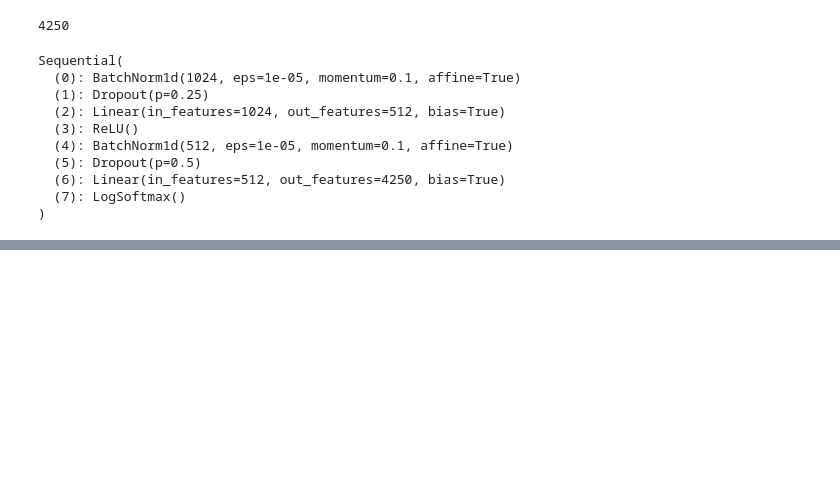
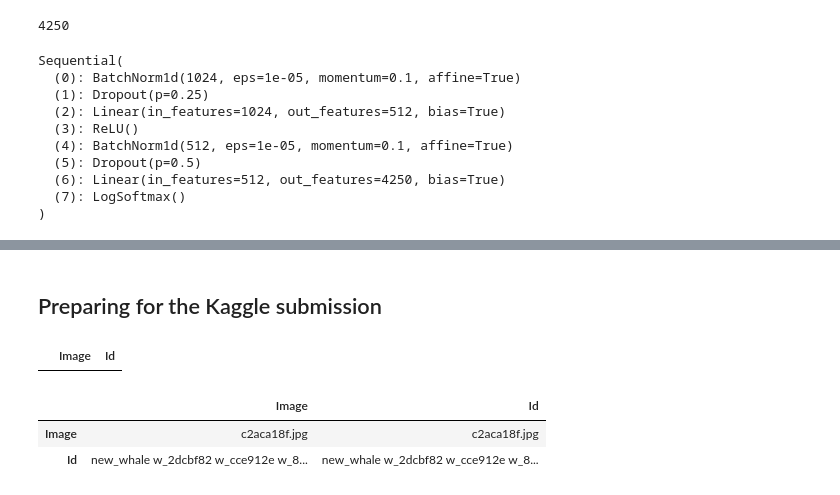
Before and after one commit to ashishpatel26/Humpback-Whale-Identification-Challenge-Kaggle, a Jupyter notebook: whale-categorization-playground.ipynb, the cells around one changed output, grey strips where cells are left out. Saved outputs shown, nothing was run; the diff lists cells and outputs as text; code cells hidden in the pictures; blank space fills up the shorter version.

Commit message:
kaggle submission format

```diff
--- a/whale-categorization-playground.ipynb
+++ b/whale-categorization-playground.ipynb
@@ -224,5 +225,5 @@ lr = 0.5
 # %%
-learn.fit(lr, 5, cycle_len=2)
+learn.fit(lr, 3, cycle_len=2)
 # %% [output]
 [interactive output not drawn]
 epoch      trn_loss   val_loss   accuracy
@@ -243,0 +252,4 @@ nn.Linear(1024,4251).type
+# %%
+log_pred = learn.predict()
+probs = np.exp(log_pred)
+probs.shape
@@ -243,0 +278,21 @@ nn.Linear(1024,4251).type
+# %% [markdown]
+## Preparing for the Kaggle submission
+# %%
+submission_df = pd.DataFrame(columns=['Image','Id'])
+submission_df.head()
+# %% [output]
+|  | Image | Id |
+# %%
+for im,row in zip(data.test_ds.fnames,probs):
+    pred_row = np.argsort(-row)[:4]
+    str="new_whale"
+    for i in pred_row:
+        str = str+" "+data.classes[i]
+    submission_df.loc['Image']=im[5:]
+    submission_df.loc['Id']=str
+# %%
+submission_df
+# %% [output]
+|  | Image | Id |
+| Image | c2aca18f.jpg | c2aca18f.jpg |
+| Id | new_whale w_2dcbf82 w_cce912e w_8... | new_whale w_2dcbf82 w_cce912e w_8... |
```
Also changed, not shown: parts of 11 cells of this notebook.
